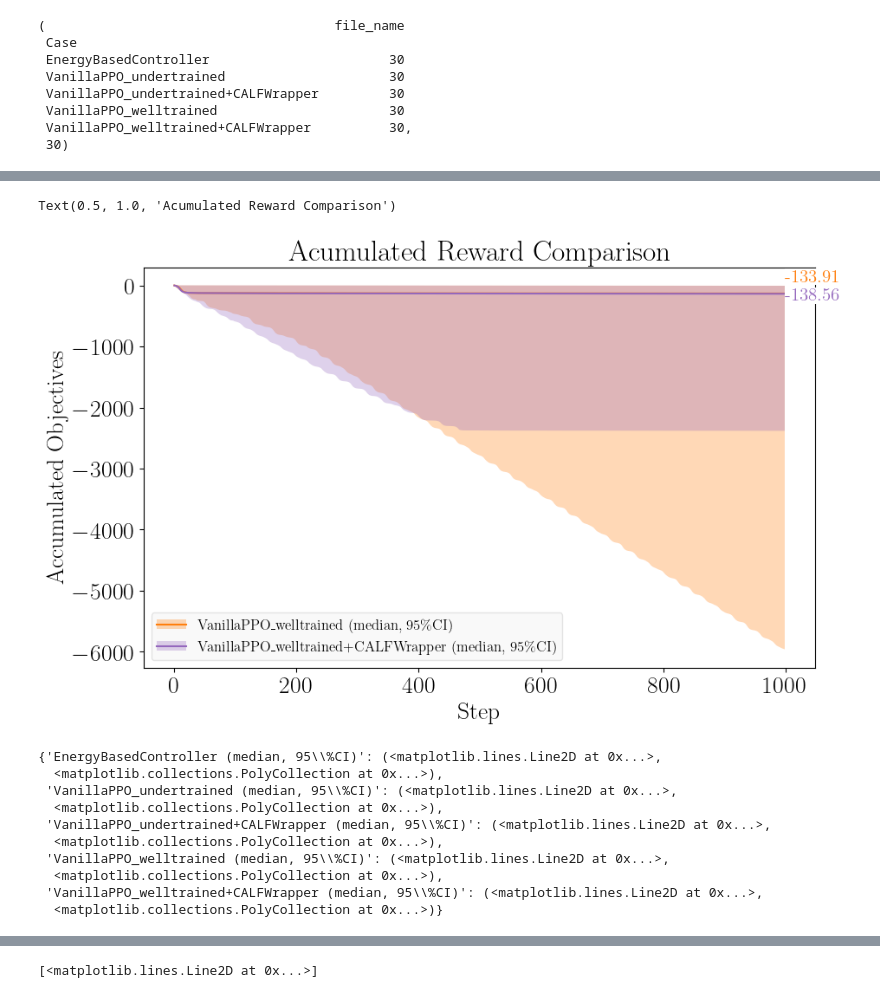
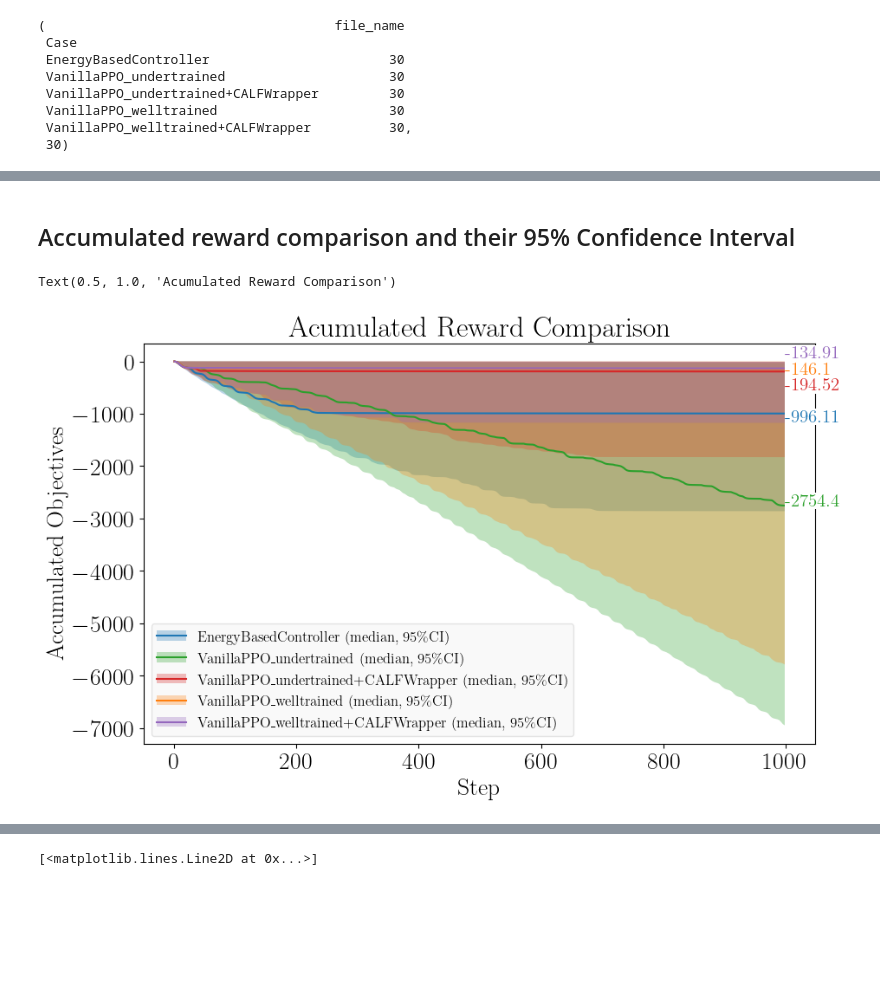
Before and after one commit to osinenkop/stable-baselines-playground, a Jupyter notebook: notebooks/analysis.ipynb, the cells around one changed output, grey strips where cells are left out. Drawn from its saved outputs; the diff is of its cells as text; code cells hidden in the pictures; blank space fills up the shorter version.

```diff
--- a/notebooks/analysis.ipynb
+++ b/notebooks/analysis.ipynb
@@ -127,3 +147,5 @@ plt.tight_layout()
+# %% [markdown]
+## Accumulated reward comparison and their 95% Confidence Interval
 # %%
 from scipy.interpolate import interp1d
 
@@ -224,49 +246,36 @@ anotation_bias = {
     "EnergyBasedController": [0, -150],
     "VanillaPPO_undertrained": [0, 0],
     "VanillaPPO_undertrained+CALFWrapper": [0, -350],
-    "VanillaPPO_welltrained": [0, 200],
-    "VanillaPPO_welltrained+CALFWrapper": [0, -100],
+    "VanillaPPO_welltrained": [0, -100],
+    "VanillaPPO_welltrained+CALFWrapper": [0, 200],
 }
 
 agg_func = "median"
 
 # for c in tmp_df.index.unique():
 for c in [
-    # "EnergyBasedController",
-    # "VanillaPPO_undertrained",
-    # "VanillaPPO_undertrained+CALFWrapper",
+    "EnergyBasedController",
+    "VanillaPPO_undertrained",
+    "VanillaPPO_undertrained+CALFWrapper",
     "VanillaPPO_welltrained",
     "VanillaPPO_welltrained+CALFWrapper",
 ]:
     p_m = plot_solid(tmp_df.loc[c], y_label=y_label,
                      ax=ax,
                      color=case_colors[c],
                      bias=anotation_bias[c],
                      agg_func=agg_func)
     p_ic = plot_ic(tmp_df.loc[c], y_label=y_label, ax=ax, color=case_colors[c])
 
     legend_info[c + f" ({agg_func}, 95\%CI)"] = (p_m, p_ic)
 
 legend = ax.legend(legend_info.values(),
                    legend_info.keys(),
                    facecolor='whitesmoke',
                    framealpha=0.5,
                    prop={'size': 12})
 
 ax.set_title("Acumulated Reward Comparison")
 # %% [output]
 Text(0.5, 1.0, 'Acumulated Reward Comparison')
-[figure, old version]
+[figure, new version]
-# %%
-legend_info
-# %% [output]
-{'EnergyBasedController (median, 95\\%CI)': (<matplotlib.lines.Line2D at 0x...>,
-  <matplotlib.collections.PolyCollection at 0x...>),
- 'VanillaPPO_undertrained (median, 95\\%CI)': (<matplotlib.lines.Line2D at 0x...>,
-  <matplotlib.collections.PolyCollection at 0x...>),
- 'VanillaPPO_undertrained+CALFWrapper (median, 95\\%CI)': (<matplotlib.lines.Line2D at 0x...>,
-  <matplotlib.collections.PolyCollection at 0x...>),
- 'VanillaPPO_welltrained (median, 95\\%CI)': (<matplotlib.lines.Line2D at 0x...>,
-  <matplotlib.collections.PolyCollection at 0x...>),
- 'VanillaPPO_welltrained+CALFWrapper (median, 95\\%CI)': (<matplotlib.lines.Line2D at 0x...>,
-  <matplotlib.collections.PolyCollection at 0x...>)}
```
Also changed, not shown: parts of 17 cells of this notebook.
